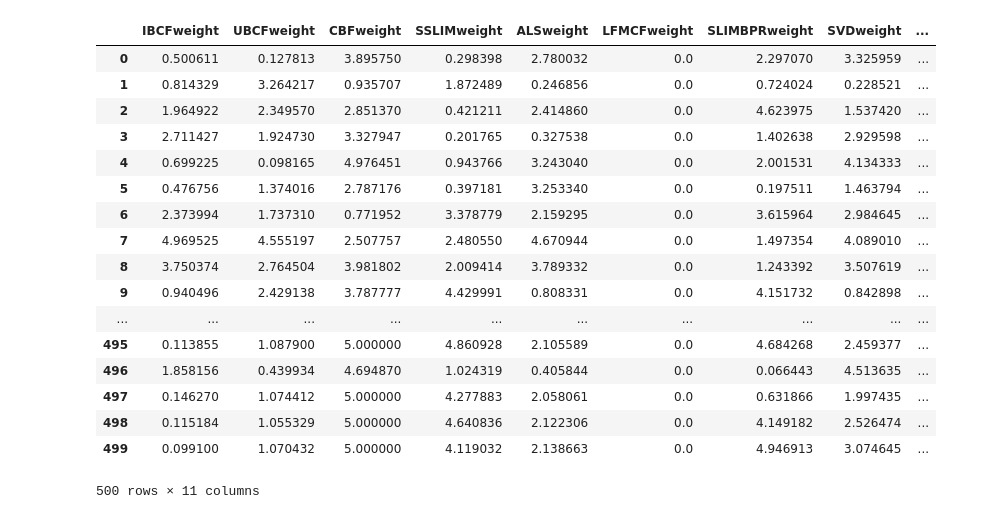
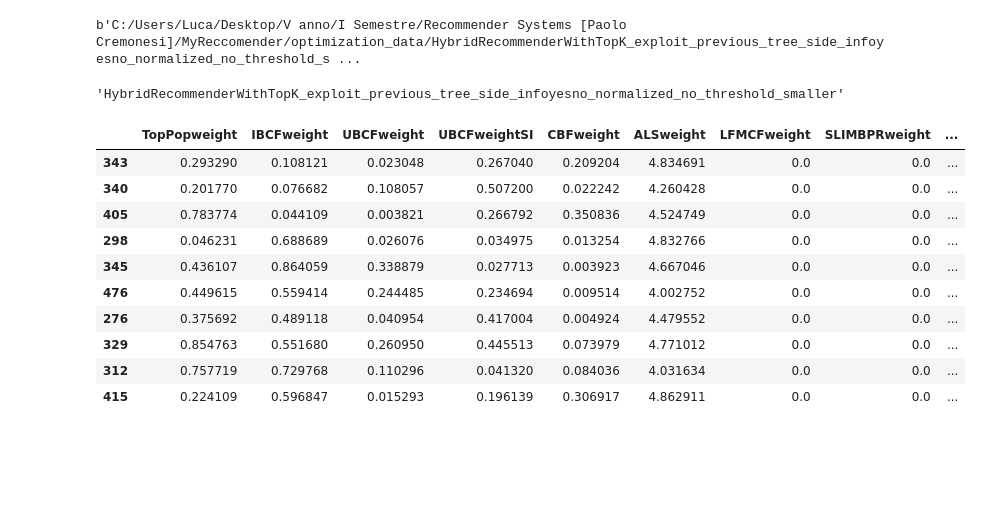
Before and after one commit to LCarmi/recommender-systems-2020-challenge-polimi, a Jupyter notebook: investigate_optimization.ipynb, the cells around one changed output. Cells and saved outputs as stored; diff of their text form; code cells hidden in the pictures; blank space fills up the shorter version.

```diff
--- a/investigate_optimization.ipynb
+++ b/investigate_optimization.ipynb
@@ -22,25 +10,29 @@ from utils import *
+# %%
+import file_picker
+name = file_picker.gui_fname()
+name
+# %% [output]
+b'C:/Users/Luca/Desktop/V anno/I Semestre/Recommender Systems [Paolo Cremonesi]/MyReccomender/optimization_data/HybridRecommenderWithTopK_exploit_previous_tree_side_infoyesno_normalized_no_threshold_s ...
+# %%
+name = name.decode().split('/')[-1].split(".")[0]
+name
+# %% [output]
+'HybridRecommenderWithTopK_exploit_previous_tree_side_infoyesno_normalized_no_threshold_smaller'
 # %%
-df = optimize_parameters.load_df("HybridRecommenderWithTopK_kcross_long_normalize")
-df
+df = optimize_parameters.load_df(name)
+df.sort_values(by=['MAP']).head(10)
 # %% [output]
-|  | IBCFweight | UBCFweight | CBFweight | SSLIMweight | ALSweight | LFMCFweight | SLIMBPRweight | SVDweight | ... |
-| 0 | 0.500611 | 0.127813 | 3.895750 | 0.298398 | 2.780032 | 0.0 | 2.297070 | 3.325959 | ... |
-| 1 | 0.814329 | 3.264217 | 0.935707 | 1.872489 | 0.246856 | 0.0 | 0.724024 | 0.228521 | ... |
-| 2 | 1.964922 | 2.349570 | 2.851370 | 0.421211 | 2.414860 | 0.0 | 4.623975 | 1.537420 | ... |
-| 3 | 2.711427 | 1.924730 | 3.327947 | 0.201765 | 0.327538 | 0.0 | 1.402638 | 2.929598 | ... |
-| 4 | 0.699225 | 0.098165 | 4.976451 | 0.943766 | 3.243040 | 0.0 | 2.001531 | 4.134333 | ... |
-| 5 | 0.476756 | 1.374016 | 2.787176 | 0.397181 | 3.253340 | 0.0 | 0.197511 | 1.463794 | ... |
-| 6 | 2.373994 | 1.737310 | 0.771952 | 3.378779 | 2.159295 | 0.0 | 3.615964 | 2.984645 | ... |
-| 7 | 4.969525 | 4.555197 | 2.507757 | 2.480550 | 4.670944 | 0.0 | 1.497354 | 4.089010 | ... |
-| 8 | 3.750374 | 2.764504 | 3.981802 | 2.009414 | 3.789332 | 0.0 | 1.243392 | 3.507619 | ... |
-| 9 | 0.940496 | 2.429138 | 3.787777 | 4.429991 | 0.808331 | 0.0 | 4.151732 | 0.842898 | ... |
-| ... | ... | ... | ... | ... | ... | ... | ... | ... | ... |
-| 495 | 0.113855 | 1.087900 | 5.000000 | 4.860928 | 2.105589 | 0.0 | 4.684268 | 2.459377 | ... |
-| 496 | 1.858156 | 0.439934 | 4.694870 | 1.024319 | 0.405844 | 0.0 | 0.066443 | 4.513635 | ... |
-| 497 | 0.146270 | 1.074412 | 5.000000 | 4.277883 | 2.058061 | 0.0 | 0.631866 | 1.997435 | ... |
-| 498 | 0.115184 | 1.055329 | 5.000000 | 4.640836 | 2.122306 | 0.0 | 4.149182 | 2.526474 | ... |
-| 499 | 0.099100 | 1.070432 | 5.000000 | 4.119032 | 2.138663 | 0.0 | 4.946913 | 3.074645 | ... |
+|  | TopPopweight | IBCFweight | UBCFweight | UBCFweightSI | CBFweight | ALSweight | LFMCFweight | SLIMBPRweight | ... |
+| 343 | 0.293290 | 0.108121 | 0.023048 | 0.267040 | 0.209204 | 4.834691 | 0.0 | 0.0 | ... |
+| 340 | 0.201770 | 0.076682 | 0.108057 | 0.507200 | 0.022242 | 4.260428 | 0.0 | 0.0 | ... |
+| 405 | 0.783774 | 0.044109 | 0.003821 | 0.266792 | 0.350836 | 4.524749 | 0.0 | 0.0 | ... |
+| 298 | 0.046231 | 0.688689 | 0.026076 | 0.034975 | 0.013254 | 4.832766 | 0.0 | 0.0 | ... |
+| 345 | 0.436107 | 0.864059 | 0.338879 | 0.027713 | 0.003923 | 4.667046 | 0.0 | 0.0 | ... |
+| 476 | 0.449615 | 0.559414 | 0.244485 | 0.234694 | 0.009514 | 4.002752 | 0.0 | 0.0 | ... |
+| 276 | 0.375692 | 0.489118 | 0.040954 | 0.417004 | 0.004924 | 4.479552 | 0.0 | 0.0 | ... |
+| 329 | 0.854763 | 0.551680 | 0.260950 | 0.445513 | 0.073979 | 4.771012 | 0.0 | 0.0 | ... |
+| 312 | 0.757719 | 0.729768 | 0.110296 | 0.041320 | 0.084036 | 4.031634 | 0.0 | 0.0 | ... |
+| 415 | 0.224109 | 0.596847 | 0.015293 | 0.196139 | 0.306917 | 4.862911 | 0.0 | 0.0 | ... |
-500 rows × 11 columns
 # %%
 plt.plot(df["MAP"])
 # %% [output]
```
Also changed, not shown: parts of 5 cells of this notebook, 41 other files.
